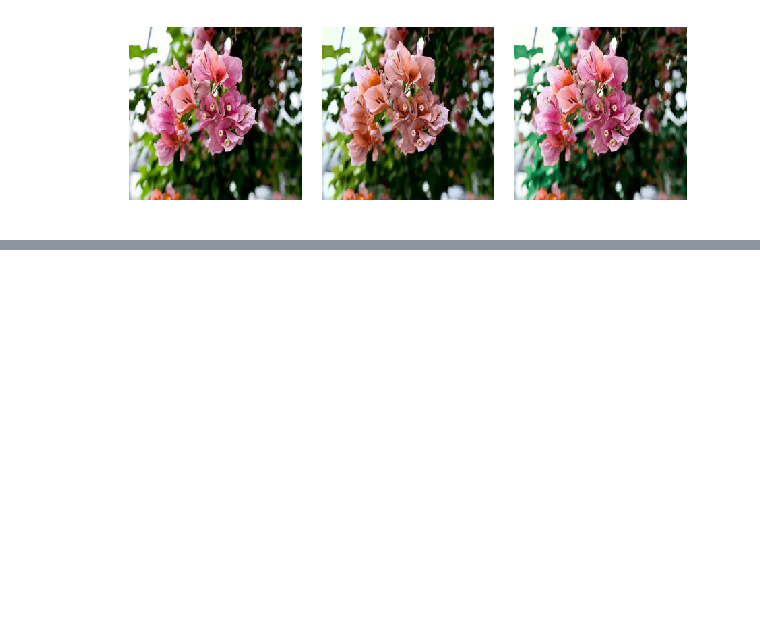
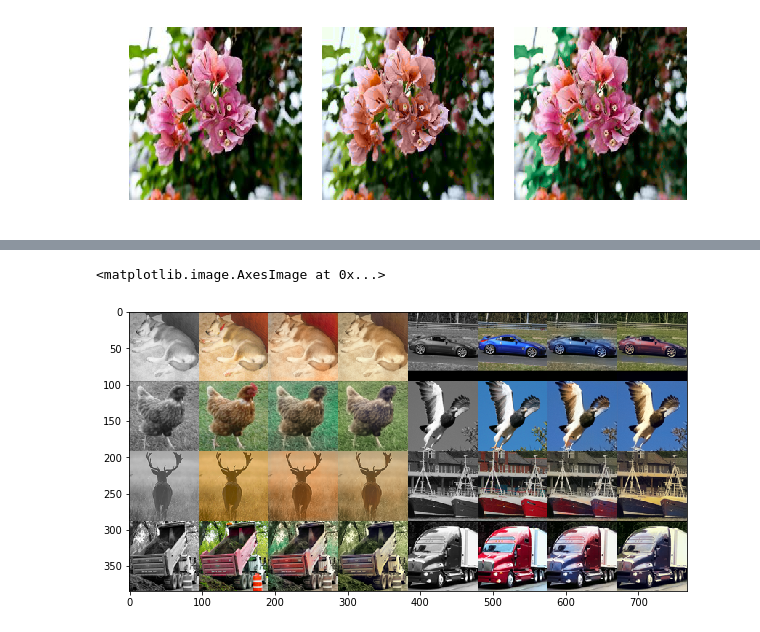
Before and after one commit to lukas-blecher/Colorization, a Jupyter notebook: figures.ipynb, the cells around one changed output, grey strips where cells are left out. Saved outputs shown, nothing was run; the diff lists cells and outputs as text; code cells hidden in the pictures; blank space fills up the shorter version.

Commit message:
demo to 96px ignor images, figure ipynb update

```diff
--- a/figures.ipynb
+++ b/figures.ipynb
@@ -37,0 +65,30 @@ Image.fromarray(toInt(labrec)).save('figures/bin-reconstruction-lab150.png')
+# %%
+path='figures/bad/%s'%'gray'
+file_list = sorted(list(set(os.listdir(path))))
+file_list = [os.path.join(path, f) for f in file_list if os.path.isfile(os.path.join(path, f))]
+col=[]
+for f in file_list:
+    #col.append(np.asarray(Image.open(f)))
+    transforms.Grayscale(3)(Image.open(f)).save(f)
+# %%
+cols=[]
+for s in ['gray','','lab150','lab340']:
+    path='figures/class_show/%s'%s
+    file_list = sorted(list(set(os.listdir(path))))
+    file_list = [os.path.join(path, f) for f in file_list if os.path.isfile(os.path.join(path, f))]
+    col=[]
+    for f in file_list:
+        col.append(np.asarray(Image.open(f)))
+    col=np.vstack(col)
+    cols.append(col)
+cols=np.hstack(cols)
+# %%
+new_cols=[]
+del_indices=[0,1,3,7,11]
+for i in range(len(cols)//96):
+    if not i in del_indices:
+        new_cols.append(cols[96*i:96*(i+1)])
+new_cols=np.vstack(new_cols)
+# %%
+a,b=np.vsplit(new_cols,2)
+new_cols=np.hstack((a,np.zeros((a.shape[0],5,3)).astype(np.uint8),b))
@@ -37,0 +99,6 @@ Image.fromarray(toInt(labrec)).save('figures/bin-reconstruction-lab150.png')
+# %%
+plt.figure(figsize=(10,100))
+plt.imshow(new_cols)
+# %% [output]
+<matplotlib.image.AxesImage at 0x...>
+[figure, added]
```
Also changed, not shown: parts of 15 cells of this notebook, 2 other files.
